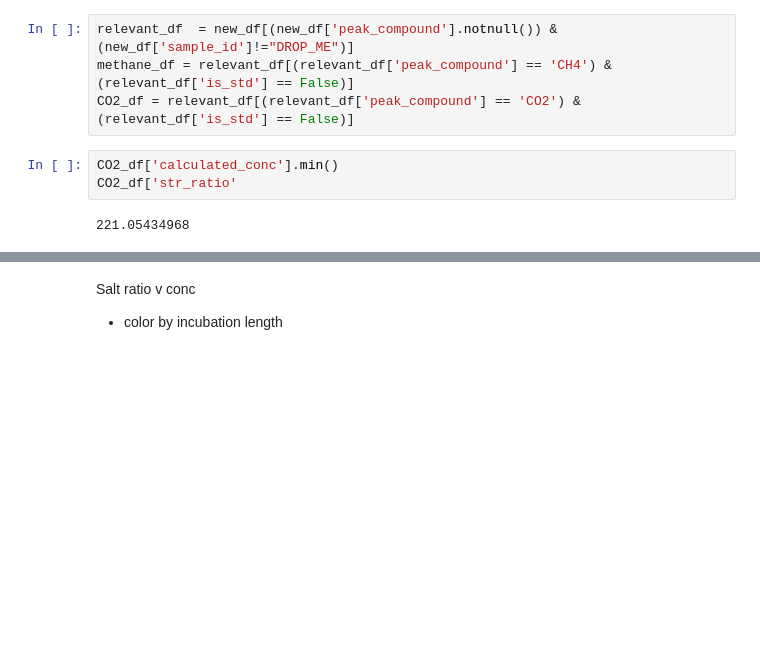
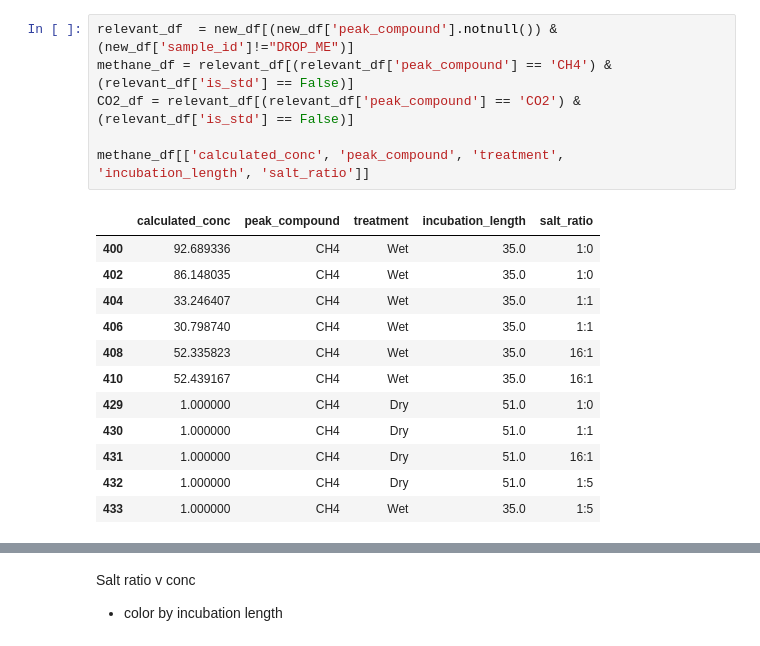
Before and after one commit to MDunitz/gctcd, a Jupyter notebook: scripts/initial_data_exploration.ipynb, the cells around one changed output, grey strips where cells are left out. Cells and saved outputs as stored; diff of their text form; blank space fills up the shorter version.

```diff
--- a/scripts/initial_data_exploration.ipynb
+++ b/scripts/initial_data_exploration.ipynb
@@ -111,12 +156,22 @@ new_df
 # %%
 relevant_df  = new_df[(new_df['peak_compound'].notnull()) & (new_df['sample_id']!="DROP_ME")]
 methane_df = relevant_df[(relevant_df['peak_compound'] == 'CH4') & (relevant_df['is_std'] == False)]
 CO2_df = relevant_df[(relevant_df['peak_compound'] == 'CO2') & (relevant_df['is_std'] == False)]
+
+methane_df[['calculated_conc', 'peak_compound', 'treatment', 'incubation_length', 'salt_ratio']]
+# %% [output]
+|  | calculated_conc | peak_compound | treatment | incubation_length | salt_ratio |
+| 400 | 92.689336 | CH4 | Wet | 35.0 | 1:0 |
+| 402 | 86.148035 | CH4 | Wet | 35.0 | 1:0 |
+| 404 | 33.246407 | CH4 | Wet | 35.0 | 1:1 |
+| 406 | 30.798740 | CH4 | Wet | 35.0 | 1:1 |
+| 408 | 52.335823 | CH4 | Wet | 35.0 | 16:1 |
+| 410 | 52.439167 | CH4 | Wet | 35.0 | 16:1 |
+| 429 | 1.000000 | CH4 | Dry | 51.0 | 1:0 |
+| 430 | 1.000000 | CH4 | Dry | 51.0 | 1:1 |
+| 431 | 1.000000 | CH4 | Dry | 51.0 | 16:1 |
+| 432 | 1.000000 | CH4 | Dry | 51.0 | 1:5 |
+| 433 | 1.000000 | CH4 | Wet | 35.0 | 1:5 |
-# %%
-CO2_df['calculated_conc'].min()
-CO2_df['str_ratio'
-# %% [output]
-221.05434968
 # %%
 from bokeh.models import Range1d
 import pandas as pd
```
Also changed, not shown: parts of 8 cells of this notebook, 5 other files.
